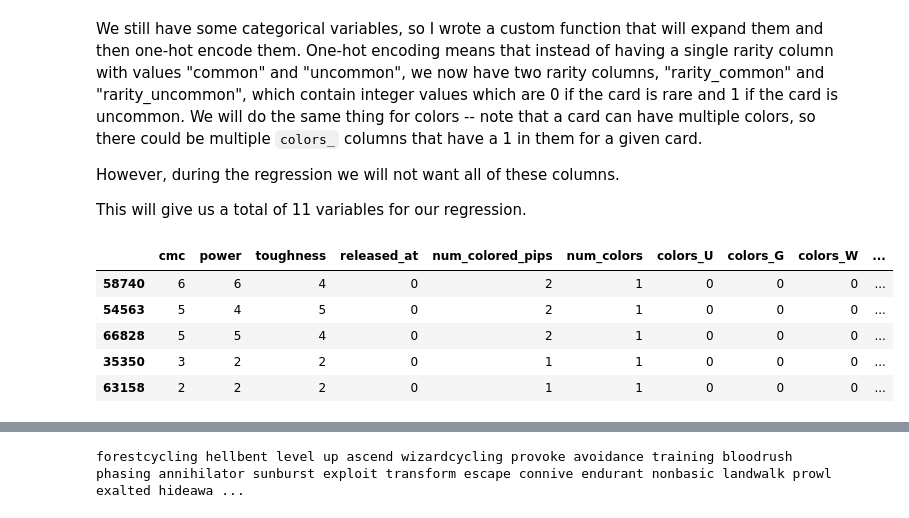
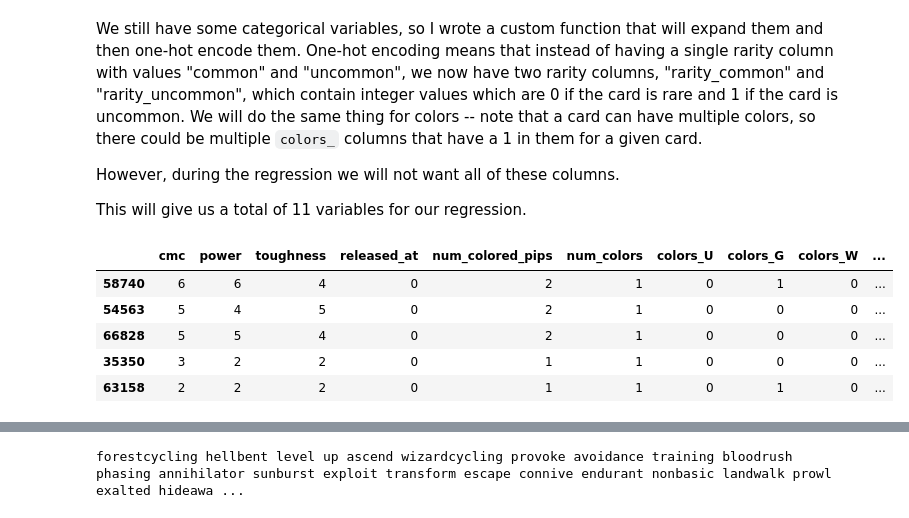
Before and after one commit to Innoviox/mtg-analyzer, a Jupyter notebook: mtganalyzer.ipynb, the cells around one changed output, grey strips where cells are left out. Cells and saved outputs as stored; diff of their text form; code cells hidden in the pictures.

```diff
--- a/mtganalyzer.ipynb
+++ b/mtganalyzer.ipynb
@@ -200,24 +200,24 @@ This will give us a total of 11 variables for our regression.
 # %%
 def dummy_list(data_df, one_hot_df, column, predicate=lambda i, j: i == j):
     x = set(data_df.explode(column)[column].values) # get all values from the column
     if np.nan in x: # remove NaNs that might be in there
         x.remove(np.nan)
 
     for i in x: # make the new one-hot column
         one_hot_df[f'{column}_{i}'] = data_df[column].apply(lambda j: int(predicate(i, j)))
 
 one_hot_df = data_df.drop(columns=['colors', 'rarity'])
-dummy_list(data_df, one_hot_df, 'colors', predicate=lambda i, j: j in i)
+dummy_list(data_df, one_hot_df, 'colors', predicate=lambda i, j: i in j)
 dummy_list(data_df, one_hot_df, 'rarity')
 # one_hot_df = one_hot_df.drop(columns=['colors_R']) # pick a default for categorical variables
 one_hot_df.head()
 # %% [output]
 |  | cmc | power | toughness | released_at | num_colored_pips | num_colors | colors_U | colors_G | colors_W | ... |
-| 58740 | 6 | 6 | 4 | 0 | 2 | 1 | 0 | 0 | 0 | ... |
+| 58740 | 6 | 6 | 4 | 0 | 2 | 1 | 0 | 1 | 0 | ... |
 | 54563 | 5 | 4 | 5 | 0 | 2 | 1 | 0 | 0 | 0 | ... |
 | 66828 | 5 | 5 | 4 | 0 | 2 | 1 | 0 | 0 | 0 | ... |
 | 35350 | 3 | 2 | 2 | 0 | 1 | 1 | 0 | 0 | 0 | ... |
-| 63158 | 2 | 2 | 2 | 0 | 1 | 1 | 0 | 0 | 0 | ... |
+| 63158 | 2 | 2 | 2 | 0 | 1 | 1 | 0 | 1 | 0 | ... |
 # %%
 X = one_hot_df.drop(columns=['cmc'])
 y = one_hot_df['cmc']
```
Also changed, not shown: parts of 1 cell of this notebook.
